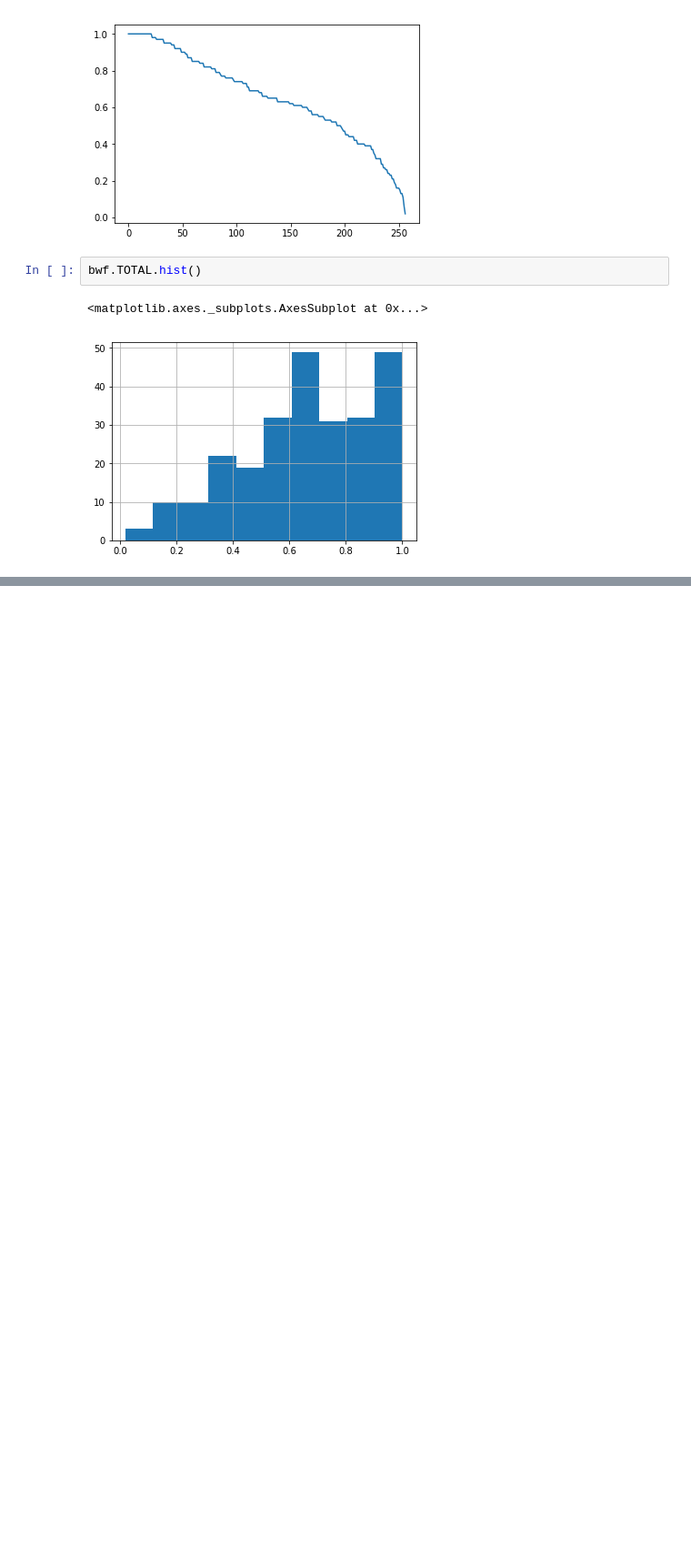
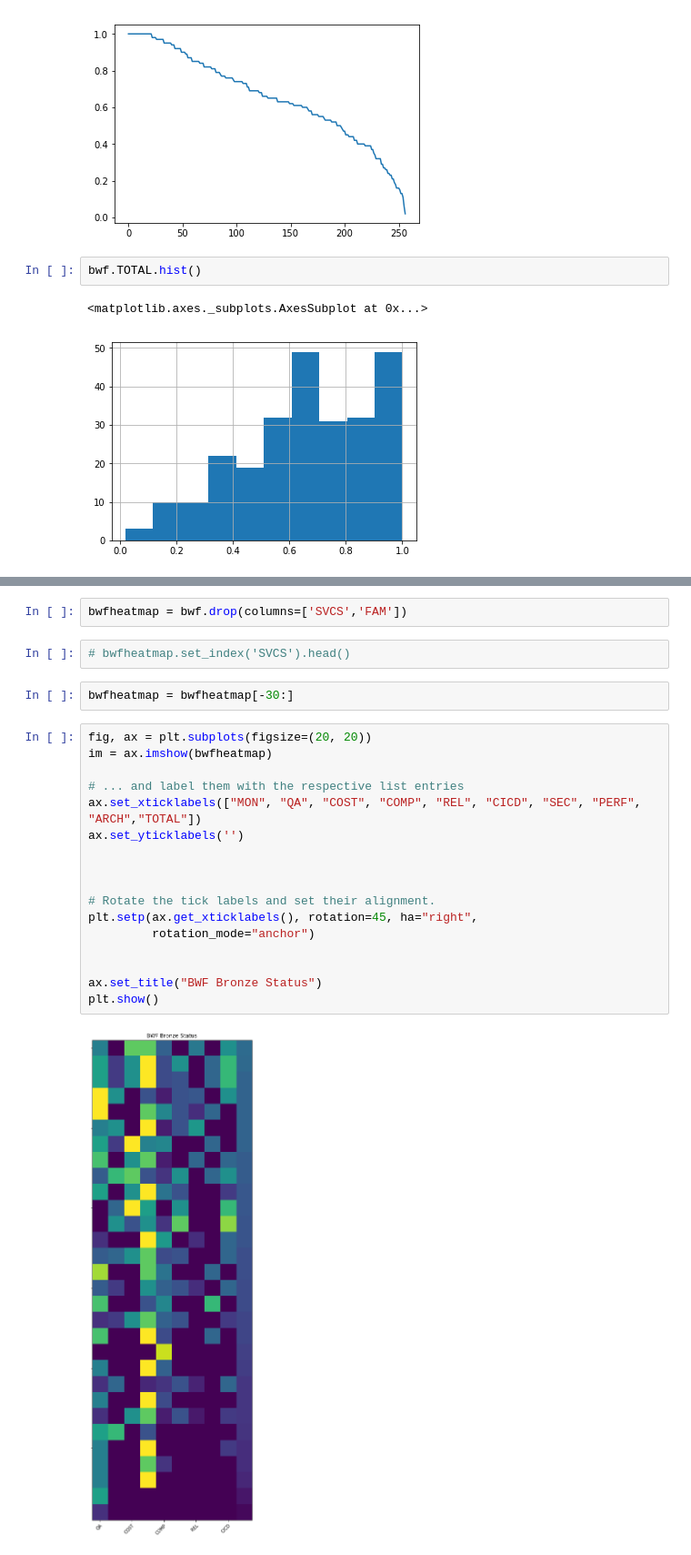
Before and after one commit to broepke/Jupyter, a Jupyter notebook: bwf.ipynb, the cells around one changed output, grey strips where cells are left out. Shown at 91% size. Cells and saved outputs as stored; diff of their text form; blank space fills up the shorter version.

```diff
--- a/bwf.ipynb
+++ b/bwf.ipynb
@@ -96,0 +85,25 @@ pd.crosstab(bwf.FAM, bwf.TOTAL)
+# %%
+bwfheatmap = bwf.drop(columns=['SVCS','FAM'])
+# %%
+# bwfheatmap.set_index('SVCS').head()
+# %%
+bwfheatmap = bwfheatmap[-30:]
+# %%
+fig, ax = plt.subplots(figsize=(20, 20))
+im = ax.imshow(bwfheatmap)
+
+# ... and label them with the respective list entries
+ax.set_xticklabels(["MON", "QA", "COST", "COMP", "REL", "CICD", "SEC", "PERF", "ARCH","TOTAL"])
+ax.set_yticklabels('')
+
+
+
+# Rotate the tick labels and set their alignment.
+plt.setp(ax.get_xticklabels(), rotation=45, ha="right",
+         rotation_mode="anchor")
+
+
+ax.set_title("BWF Bronze Status")
+plt.show()
+# %% [output]
+[figure, added]
```
Also changed, not shown: parts of 5 cells of this notebook, 1 other file.
